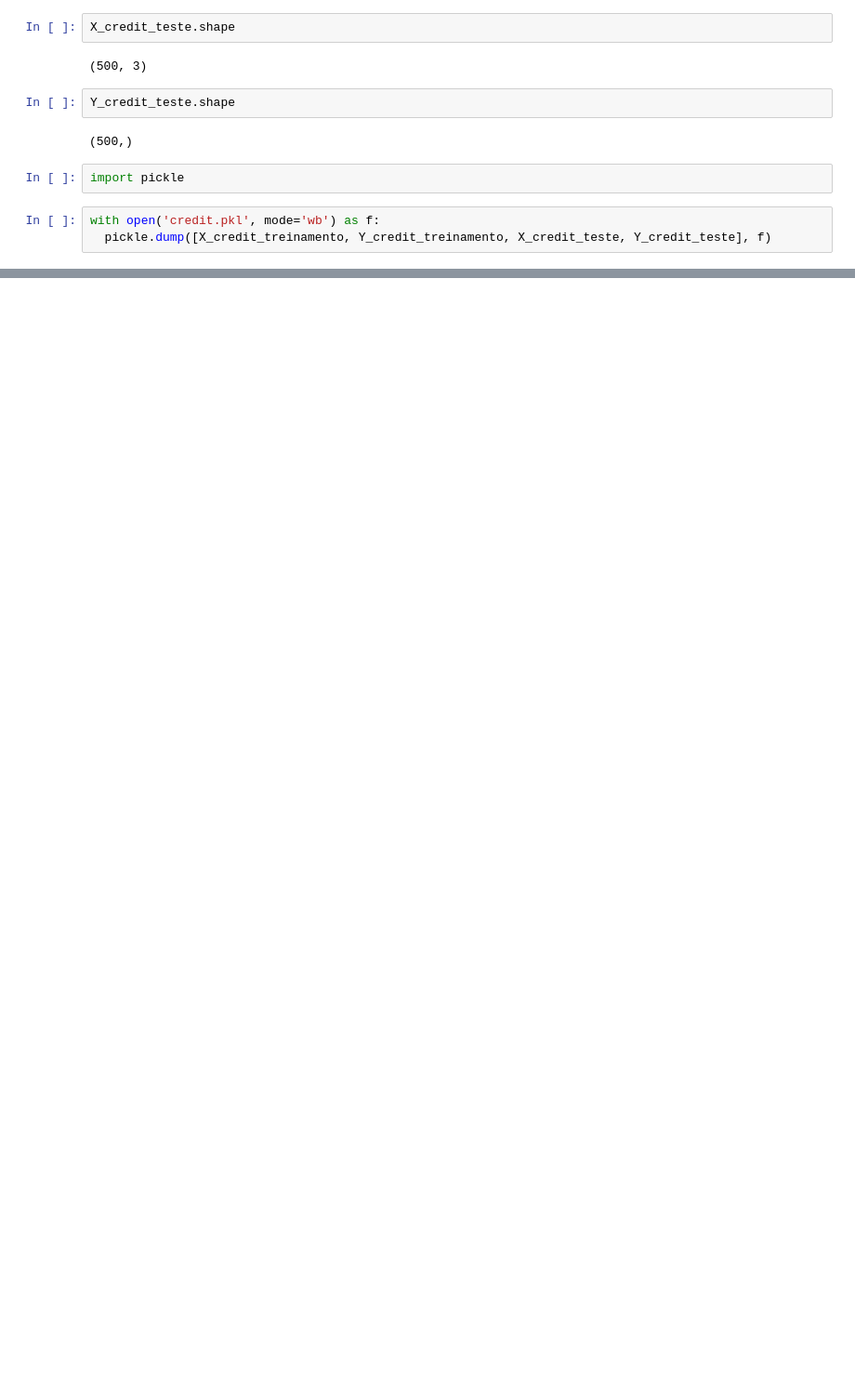
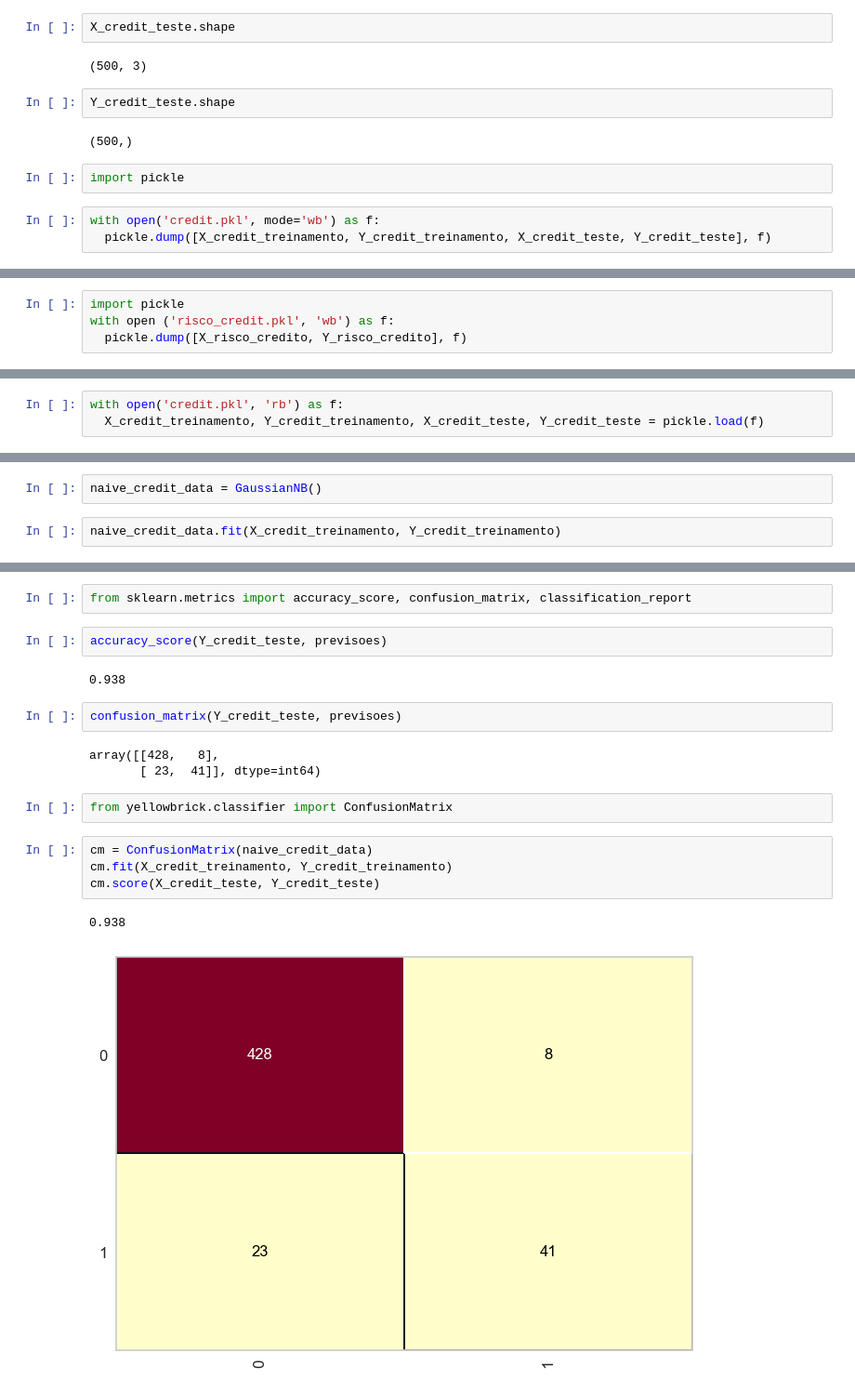
Before and after one commit to AndreMoreira00/Base_Credito, a Jupyter notebook: index_credit.ipynb, the cells around one changed output, grey strips where cells are left out. Shown: that part at 93% size. Cells and saved outputs as stored; diff of their text form; blank space fills up the shorter version.

```diff
--- a/index_credit.ipynb
+++ b/index_credit.ipynb
@@ -275,0 +349,4 @@ with open('credit.pkl', mode='wb') as f:
+# %%
+import pickle
+with open ('risco_credit.pkl', 'wb') as f:
+  pickle.dump([X_risco_credito, Y_risco_credito], f)
@@ -275,0 +380,3 @@ with open('credit.pkl', mode='wb') as f:
+# %%
+with open('credit.pkl', 'rb') as f:
+  X_credit_treinamento, Y_credit_treinamento, X_credit_teste, Y_credit_teste = pickle.load(f)
@@ -275,0 +391,4 @@ with open('credit.pkl', mode='wb') as f:
+# %%
+naive_credit_data = GaussianNB()
+# %%
+naive_credit_data.fit(X_credit_treinamento, Y_credit_treinamento)
@@ -275,0 +439,20 @@ with open('credit.pkl', mode='wb') as f:
+# %%
+from sklearn.metrics import accuracy_score, confusion_matrix, classification_report
+# %%
+accuracy_score(Y_credit_teste, previsoes)
+# %% [output]
+0.938
+# %%
+confusion_matrix(Y_credit_teste, previsoes)
+# %% [output]
+array([[428,   8],
+       [ 23,  41]], dtype=int64)
+# %%
+from yellowbrick.classifier import ConfusionMatrix
+# %%
+cm = ConfusionMatrix(naive_credit_data)
+cm.fit(X_credit_treinamento, Y_credit_treinamento)
+cm.score(X_credit_teste, Y_credit_teste)
+# %% [output]
+0.938
+[figure, added]
```
Also changed, not shown: parts of 21 cells of this notebook, 2 other files.
